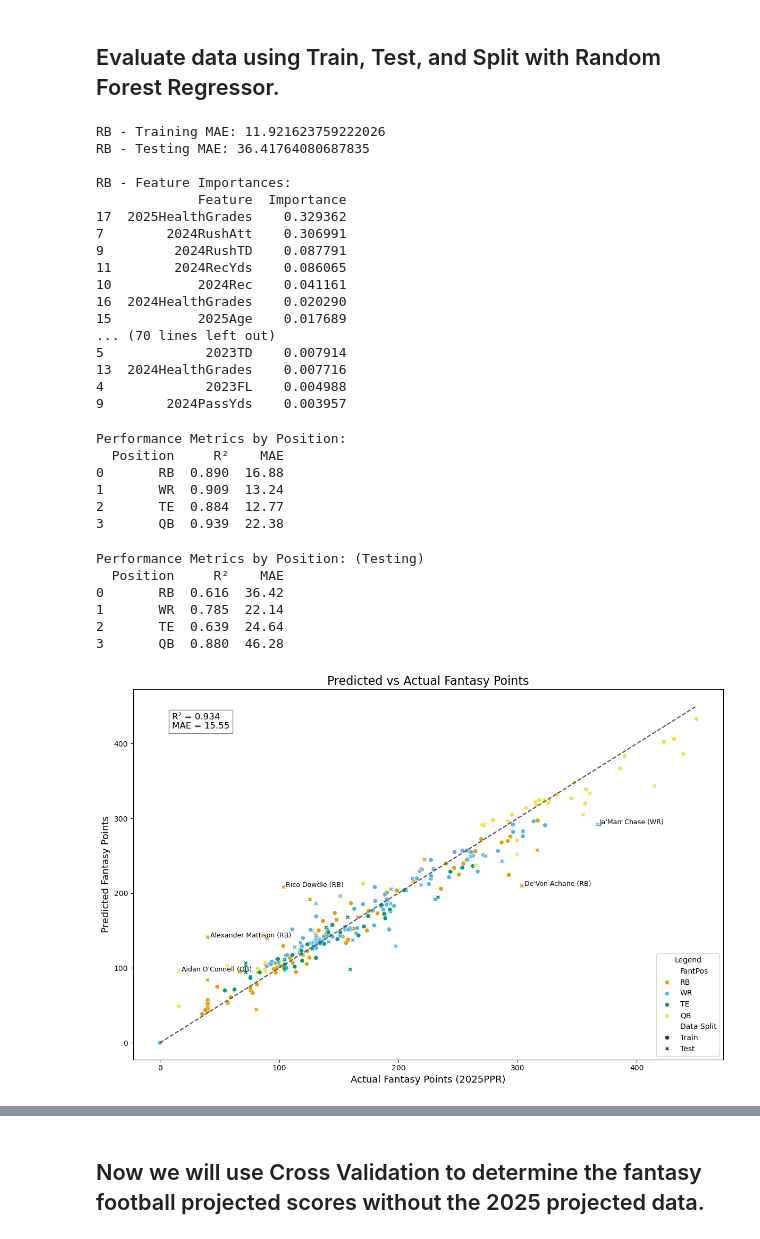
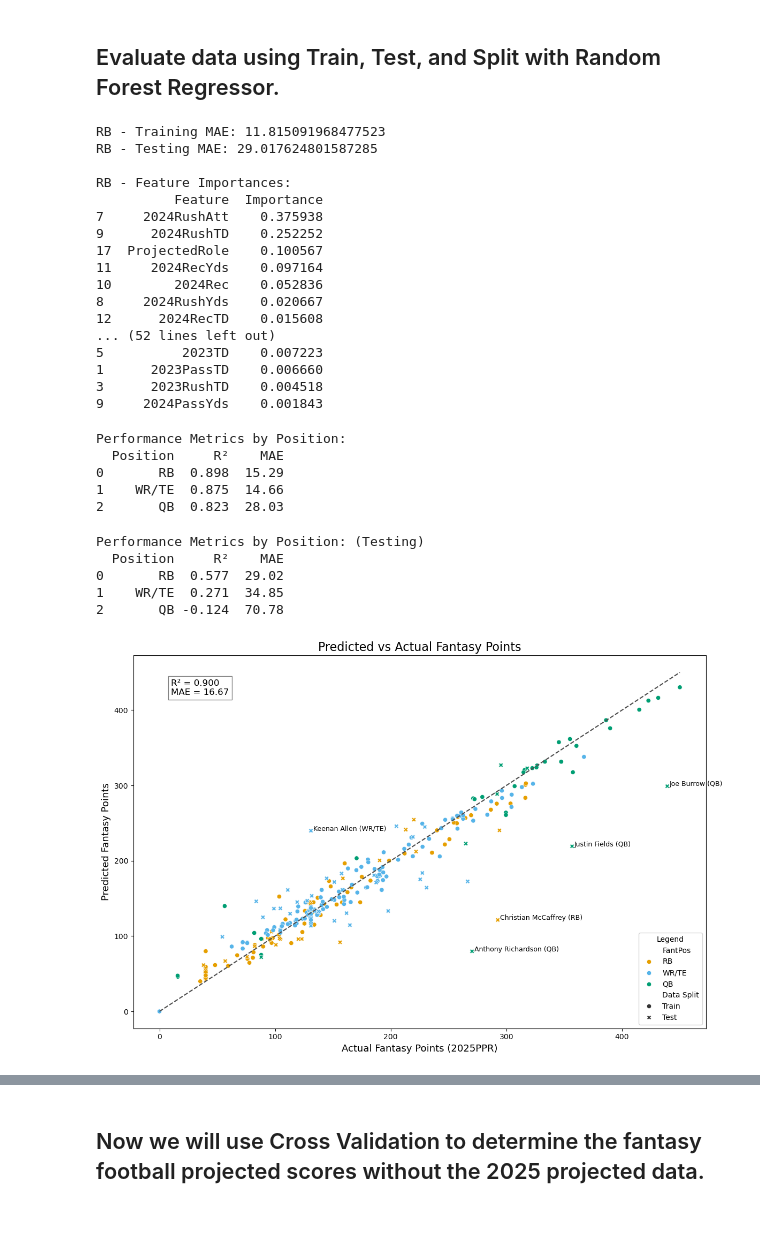
Before and after one commit to MoonData21/FantasyFootball2025Projections, a Jupyter notebook: FantasyFootball3.ipynb, the cells around one changed output, grey strips where cells are left out. Drawn from its saved outputs; the diff is of its cells as text; code cells hidden in the pictures.

```diff
--- a/FantasyFootball3.ipynb
+++ b/FantasyFootball3.ipynb
@@ -7,7 +7,7 @@ from sklearn.metrics import make_scorer, mean_absolute_error, mean_squared_error
 import matplotlib.pyplot as plt
 import seaborn as sns
 # %%
-combined_stats = pd.read_csv('Data/FantasyFootball_2025.csv')
+combined_stats = pd.read_csv('Data/2025FantasyFootballProjections.csv')
 # %%
 combined_stats.head()
 # %% [output]
@@ -126,21 +125,21 @@ def train_and_predict(position, features):
     return position_data[['Player', 'Data Split', 'FantPos', 'Predicted Fantasy Points', '2025PPR']]
 
 # Define feature sets for each position, including past PPR points and new features
-rb_features = ['2023RushAtt', '2023RushYds', '2023RushTD', '2023Rec', '2023RecTD', '2023FL', '2023TD', '2024RushAtt', '2024RushYds', '2024RushTD', '2024Rec', '2024RecYds', '2024RecTD', '2024FL', 'HealthGrade', '2025Age', '2024HealthGrades', '2025HealthGrades']
-wr_features = ['2023RushAtt', '2023RushYds', '2023RushTD', '2023Rec', '2023RecTD', '2023FL', '2023TD', '2024RushAtt', '2024RushYds', '2024RushTD', '2024Rec', '2024RecYds', '2024RecTD', '2024FL', 'HealthGrade', '2025Age', '2024HealthGrades', '2025HealthGrades']
-te_features = ['2023Rec', '2023RecTD', '2023FL', '2023TD', '2024Rec', '2024RecYds', '2024RecTD', '2024FL', 'HealthGrade', '2025Age', '2024HealthGrades', '2025HealthGrades']
-qb_features = ['2023PassYds', '2023PassTD', '2023RushYds', '2023RushTD', '2023FL', '2023TD', '2024RushYds', '2024RushTD', '2024FL', '2024PassYds', '2024PassTD', 'HealthGrade', '2025Age', '2024HealthGrades', '2025HealthGrades']
+rb_features = ['2023RushAtt', '2023RushYds', '2023RushTD', '2023Rec', '2023RecTD', '2023FL', '2023TD', '2024RushAtt', '2024RushYds', '2024RushTD', '2024Rec', '2024RecYds', '2024RecTD', '2024FL', 'HealthGrade', '2025Age', 'AdjustedRisk', 'ProjectedRole']
+wrte_features = ['2023RushAtt', '2023RushYds', '2023RushTD', '2023Rec', '2023RecTD', '2023FL', '2023TD', '2024RushAtt', '2024RushYds', '2024RushTD', '2024Rec', '2024RecYds', '2024RecTD', '2024FL', 'HealthGrade', '2025Age', 'AdjustedRisk', 'ProjectedRole']
+# te_features = ['2023Rec', '2023RecTD', '2023FL', '2023TD', '2024Rec', '2024RecYds', '2024RecTD', '2024FL', 'HealthGrade', '2025Age', 'AdjustedRisk', 'ProjectedRole']
+qb_features = ['2023PassYds', '2023PassTD', '2023RushYds', '2023RushTD', '2023FL', '2023TD', '2024RushYds', '2024RushTD', '2024FL', '2024PassYds', '2024PassTD', 'HealthGrade', '2025Age', 'AdjustedRisk', 'ProjectedRole']
 
 
 
 # Train and predict for each position, excluding QBs
 rb_predictions = train_and_predict('RB', rb_features)
-wr_predictions = train_and_predict('WR', wr_features)
-te_predictions = train_and_predict('TE', te_features)
+wrte_predictions = train_and_predict('WR/TE', wr_features)
+# te_predictions = train_and_predict('TE', te_features)
 qb_predictions = train_and_predict('QB', qb_features)
 
 # Combine all predictions
-all_predictions = pd.concat([rb_predictions, wr_predictions, te_predictions, qb_predictions]).round(2)
+all_predictions = pd.concat([rb_predictions, wrte_predictions, qb_predictions]).round(2)
 
 override_dict = {
     'Tank Dell': {'points': 0, 'note': 'Out for season'},
@@ -155,23 +154,23 @@ for player, override in override_dict.items():
 output_path = "Data/FantasyFootballPrediction_RFR.csv"
 all_predictions[['Player', 'Data Split', 'FantPos', 'Predicted Fantasy Points', '2025PPR']].to_csv(output_path, index=False)
 # %% [output]
-RB - Training MAE: 11.921623759222026
-RB - Testing MAE: 36.41764080687835
+RB - Training MAE: 11.815091968477523
+RB - Testing MAE: 29.017624801587285
 
 RB - Feature Importances:
-             Feature  Importance
-17  2025HealthGrades    0.329362
-7        2024RushAtt    0.306991
-9         2024RushTD    0.087791
-11        2024RecYds    0.086065
-10           2024Rec    0.041161
-16  2024HealthGrades    0.020290
-15           2025Age    0.017689
-... (70 lines left out)
-5             2023TD    0.007914
-13  2024HealthGrades    0.007716
-4             2023FL    0.004988
-9        2024PassYds    0.003957
+          Feature  Importance
+7     2024RushAtt    0.375938
+9      2024RushTD    0.252252
+17  ProjectedRole    0.100567
+11     2024RecYds    0.097164
+10        2024Rec    0.052836
+8     2024RushYds    0.020667
+12      2024RecTD    0.015608
+... (52 lines left out)
+5          2023TD    0.007223
+1      2023PassTD    0.006660
+3      2023RushTD    0.004518
+9     2024PassYds    0.001843
 # %%
 
 # Evaluate R² and MAE by position
@@ -191,10 +190,9 @@ print(position_metrics_df)
 # %% [output]
 Performance Metrics by Position:
   Position     R²    MAE
-0       RB  0.890  16.88
-1       WR  0.909  13.24
-2       TE  0.884  12.77
-3       QB  0.939  22.38
+0       RB  0.898  15.29
+1    WR/TE  0.875  14.66
+2       QB  0.823  28.03
 # %%
 # Evaluate R² and MAE by position (testing data only)
 # Start with an empty Python list
@@ -218,10 +216,9 @@ print(position_metrics_df)
 # %% [output]
 Performance Metrics by Position: (Testing)
   Position     R²    MAE
-0       RB  0.616  36.42
-1       WR  0.785  22.14
-2       TE  0.639  24.64
-3       QB  0.880  46.28
+0       RB  0.577  29.02
+1    WR/TE  0.271  34.85
+2       QB -0.124  70.78
 # %%
 
 # Compute R² and MAE for the whole dataset
@@ -232,13 +229,13 @@ mae = mean_absolute_error(all_predictions['2025PPR'], all_predictions['Predicted
 all_predictions['Residual'] = np.abs(all_predictions['2025PPR'] - all_predictions['Predicted Fantasy Points'])
 top_outliers = all_predictions.nlargest(5, 'Residual')  # Top 5 biggest errors
 
-# Color palette for accessibility (Color Universal Design and Colorblind safe)
+# Color palette for accessibility
 
 color_palette = {
     'RB': '#E69F00',  # orange
-    'WR': '#56B4E9',  # blue
-    'TE': '#009E73',  # green
-    'QB': '#F0E442'   # yellow
+    'WR/TE': '#56B4E9',  # blue
+    'TE': '#F0E442',   # yellow
+    'QB': '#009E73',  # green
 }
 # Plot
 plt.figure(figsize=(12, 8))
@@ -246,31 +243,31 @@ sns.scatterplot(
     data=all_predictions,
     x='2025PPR', y='Predicted Fantasy Points',
     hue='FantPos', style='Data Split',
     palette=color_palette
 )
 
 # Diagonal line for the predictions
 min_val = all_predictions['2025PPR'].min()
 max_val = all_predictions['2025PPR'].max()
 plt.plot([min_val, max_val], [min_val, max_val], ls="--", c=".3")
 
 # Annotate top residual outliers
 for _, row in top_outliers.iterrows():
     plt.text(row['2025PPR'] + 2, row['Predicted Fantasy Points'],
              f"{row['Player']} ({row['FantPos']})", fontsize=9, color='black')
 
 # Titles and labels
 plt.title('Predicted vs Actual Fantasy Points', fontsize=16)
 plt.xlabel('Actual Fantasy Points (2025PPR)', fontsize=13)
 plt.ylabel('Predicted Fantasy Points', fontsize=13)
 
 # Show R² and MAE on the plot
 plt.text(min_val + 10, max_val - 30,
          f"R² = {r2:.3f}\nMAE = {mae:.2f}",
          fontsize=12, bbox=dict(facecolor='white', alpha=0.5))
 
 plt.legend(title='Legend', loc='lower right')
 plt.tight_layout()
 plt.show()
 # %% [output]
-[figure, old version]
+[figure, new version]
```
Also changed, not shown: parts of 17 cells of this notebook.
